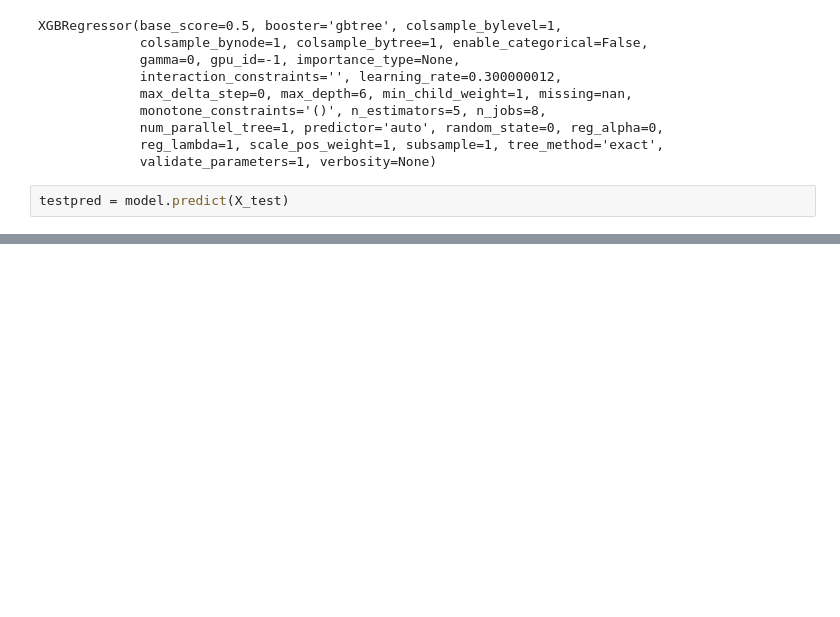
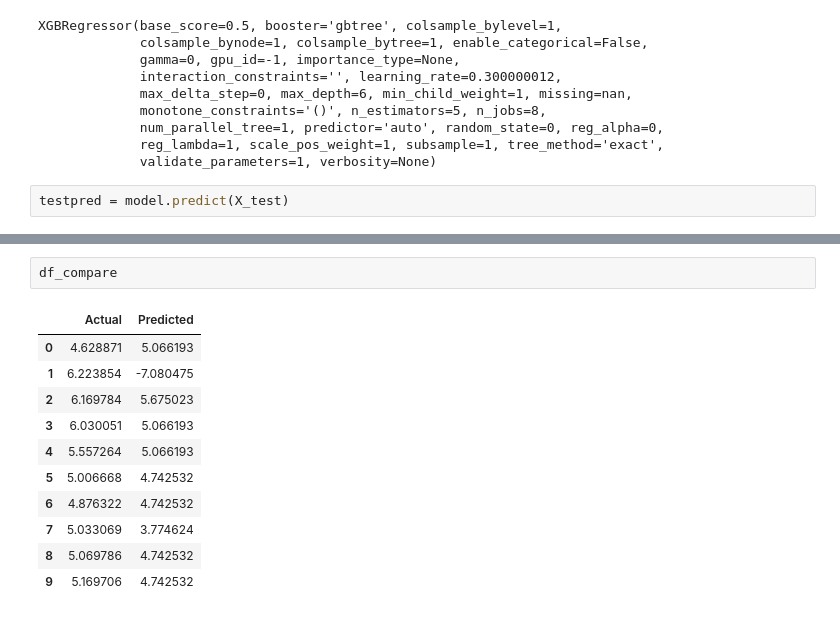
Before and after one commit to FarhanHabibie/UG-Project-Farhan, a Jupyter notebook: XGBoost Forecast.ipynb, the cells around one changed output, grey strips where cells are left out. Saved outputs shown, nothing was run; the diff lists cells and outputs as text; blank space fills up the shorter version.

```diff
--- a/XGBoost Forecast.ipynb
+++ b/XGBoost Forecast.ipynb
@@ -149,0 +156,14 @@ MAE:  1.9621828427607921
+# %%
+df_compare
+# %% [output]
+|  | Actual | Predicted |
+| 0 | 4.628871 | 5.066193 |
+| 1 | 6.223854 | -7.080475 |
+| 2 | 6.169784 | 5.675023 |
+| 3 | 6.030051 | 5.066193 |
+| 4 | 5.557264 | 5.066193 |
+| 5 | 5.006668 | 4.742532 |
+| 6 | 4.876322 | 4.742532 |
+| 7 | 5.033069 | 3.774624 |
+| 8 | 5.069786 | 4.742532 |
+| 9 | 5.169706 | 4.742532 |
```
Also changed, not shown: parts of 10 cells of this notebook.
